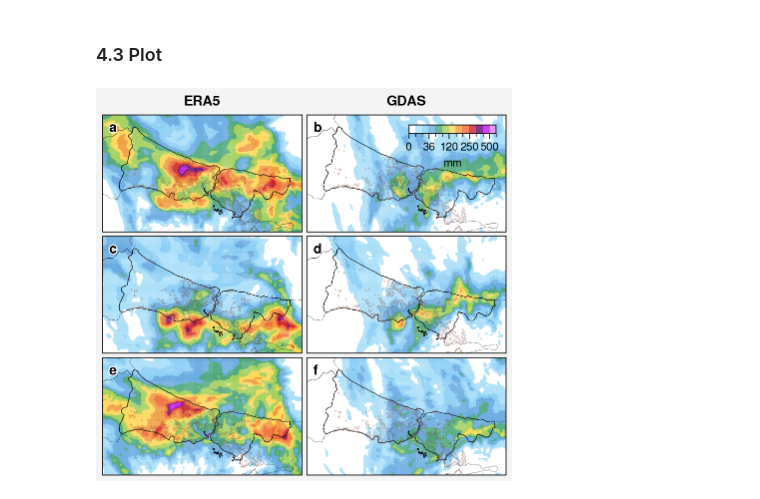
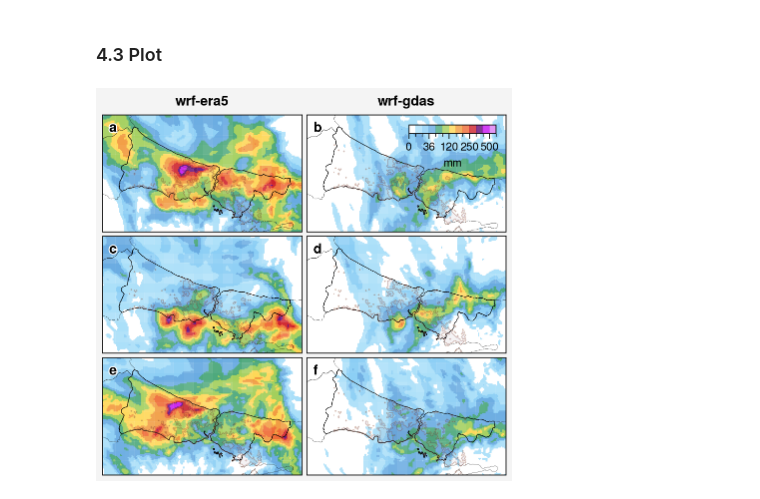
Before and after one commit to donmezkutay/Urban-Precipitation-Article-Istanbul, a Jupyter notebook: combined_precipitation_spatial_daily.ipynb, the cells around one changed output. Saved outputs shown, nothing was run; the diff lists cells and outputs as text; code cells hidden in the pictures.

```diff
--- a/combined_precipitation_spatial_daily.ipynb
+++ b/combined_precipitation_spatial_daily.ipynb
@@ -205,7 +205,7 @@ axs.format(lonlim=(27.69171143+0.10, 30.04271274),
            longrid=False,
            latgrid = False)
 
-axs.format(collabels=['ERA5', 'GDAS'],
+axs.format(collabels=['wrf-era5', 'wrf-gdas'],
            #collabels=['08UTC', '09UTC', '10UTC', '11UTC']
            )
 
@@ -287,31 +287,31 @@ mesh = axs[5].pcolormesh(dt_daily_urban_gfs['lon'],
 
 # urban borders
 for t in range(graphic_no):
 
     contour = axs[t].contourf(dt_border['lon'],
                             dt_border['lat'],
                             dt_border,
                             lw = 0.1,
                             alpha = 0.05,
 
                             )
 
 # colorbars
 axs[1].colorbar(mesh,
                  label='mm',
                  ticks = ticks,
                  loc='ur', length=7,  # length is em widths
                  tickminor=True, alpha=0.5,
                  width=0.7,
                  labelsize = 8,
                  ticklabelsize = 8,
                  frame=False,
                  pad = 0.8
                 )
 
 #save figure
 plt.savefig(r'pictures/combined_precipitation_daily.jpeg',
             bbox_inches='tight', optimize=True,
             progressive=True, dpi=1000)
 # %% [output]
-[figure, old version]
+[figure, new version]
```
Also changed, not shown: 5 other files.
